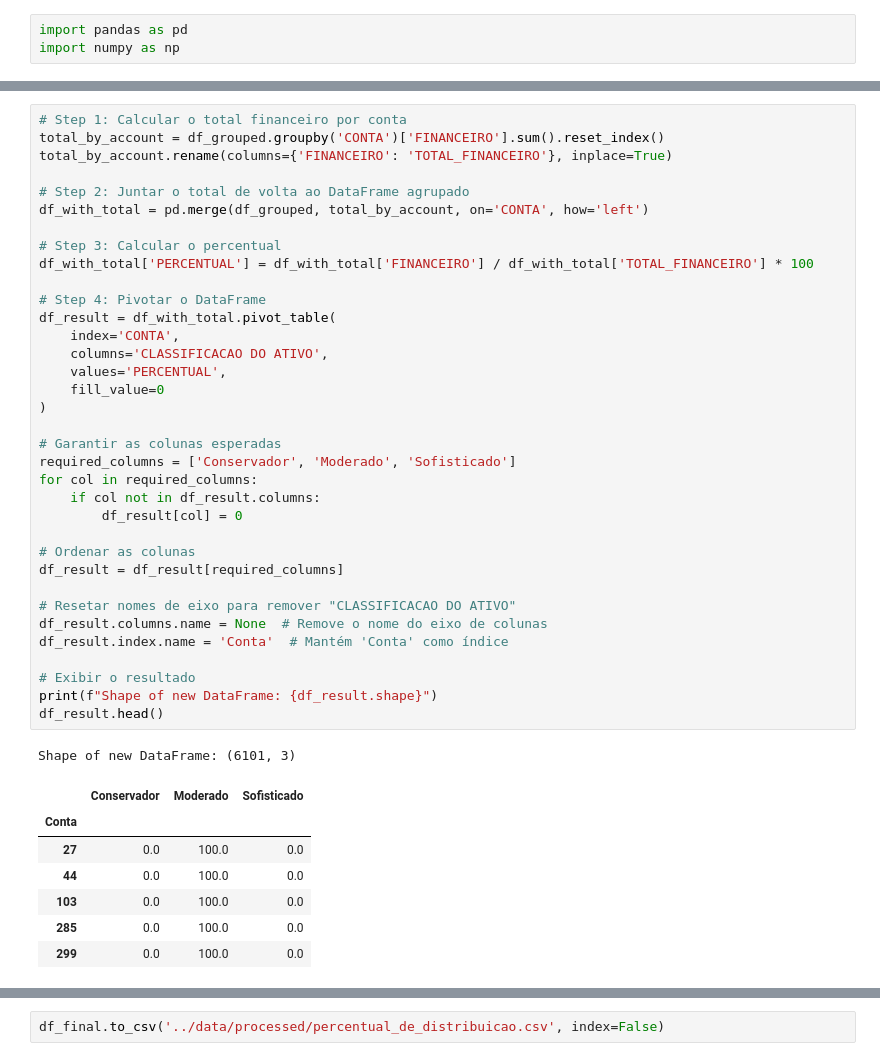
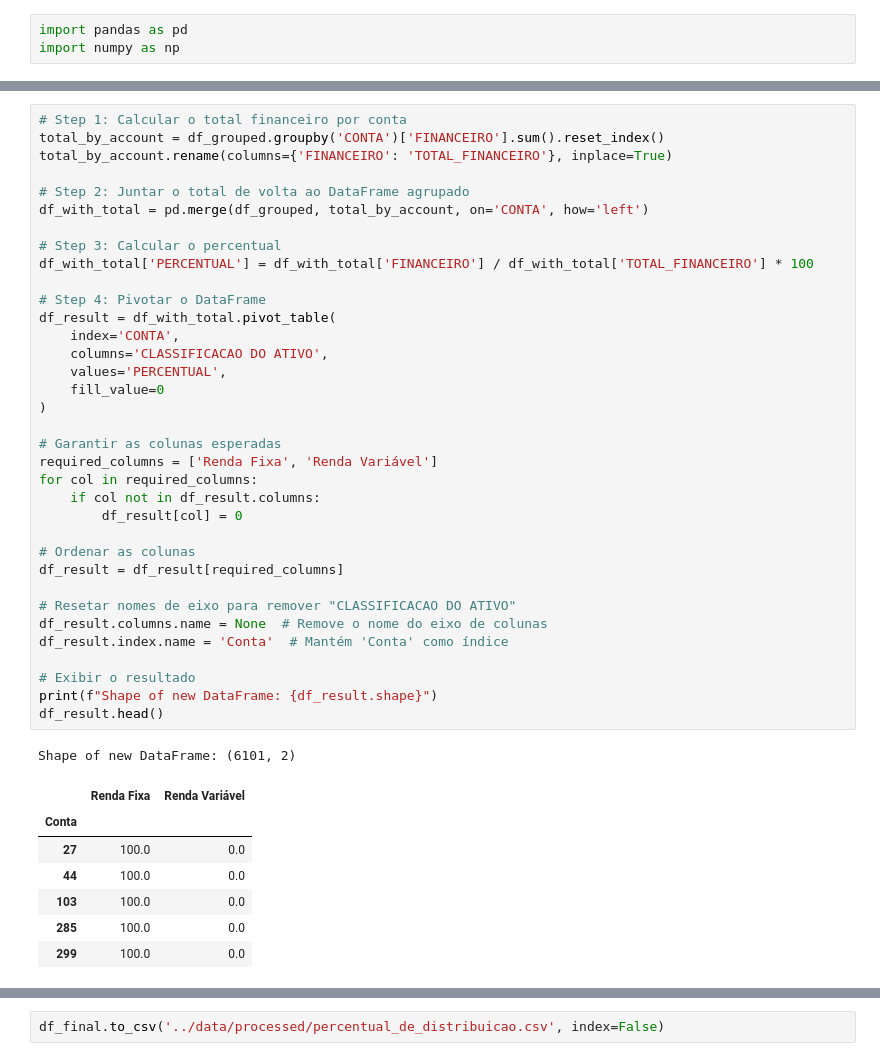
Before and after one commit to balb-0/DIANA, a Jupyter notebook: src/datasets/notebooks/3.preparacao_dos_dados.ipynb, the cells around one changed output, grey strips where cells are left out. Drawn from its saved outputs; the diff is of its cells as text.

```diff
--- a/src/datasets/notebooks/3.preparacao_dos_dados.ipynb
+++ b/src/datasets/notebooks/3.preparacao_dos_dados.ipynb
@@ -63,42 +63,42 @@ total_by_account.rename(columns={'FINANCEIRO': 'TOTAL_FINANCEIRO'}, inplace=True
 # Step 2: Juntar o total de volta ao DataFrame agrupado
 df_with_total = pd.merge(df_grouped, total_by_account, on='CONTA', how='left')
 
 # Step 3: Calcular o percentual
 df_with_total['PERCENTUAL'] = df_with_total['FINANCEIRO'] / df_with_total['TOTAL_FINANCEIRO'] * 100
 
 # Step 4: Pivotar o DataFrame
 df_result = df_with_total.pivot_table(
     index='CONTA',
     columns='CLASSIFICACAO DO ATIVO',
     values='PERCENTUAL',
     fill_value=0
 )
 
 # Garantir as colunas esperadas
-required_columns = ['Conservador', 'Moderado', 'Sofisticado']
+required_columns = ['Renda Fixa', 'Renda Variável']
 for col in required_columns:
     if col not in df_result.columns:
         df_result[col] = 0
 
 # Ordenar as colunas
 df_result = df_result[required_columns]
 
 # Resetar nomes de eixo para remover "CLASSIFICACAO DO ATIVO"
 df_result.columns.name = None  # Remove o nome do eixo de colunas
 df_result.index.name = 'Conta'  # Mantém 'Conta' como índice
 
 # Exibir o resultado
 print(f"Shape of new DataFrame: {df_result.shape}")
 df_result.head()
 # %% [output]
-Shape of new DataFrame: (6101, 3)
+Shape of new DataFrame: (6101, 2)
-|  | Conservador | Moderado | Sofisticado |
-| Conta |  |  |  |
-| 27 | 0.0 | 100.0 | 0.0 |
-| 44 | 0.0 | 100.0 | 0.0 |
-| 103 | 0.0 | 100.0 | 0.0 |
-| 285 | 0.0 | 100.0 | 0.0 |
-| 299 | 0.0 | 100.0 | 0.0 |
+|  | Renda Fixa | Renda Variável |
+| Conta |  |  |
+| 27 | 100.0 | 0.0 |
+| 44 | 100.0 | 0.0 |
+| 103 | 100.0 | 0.0 |
+| 285 | 100.0 | 0.0 |
+| 299 | 100.0 | 0.0 |
 # %%
 # Criar novo DataFrame a partir do df_result
 df_final = df_result.reset_index()  # Tira 'Conta' do índice e vira coluna normal
```
Also changed, not shown: parts of 6 cells of this notebook, 5 other files.
